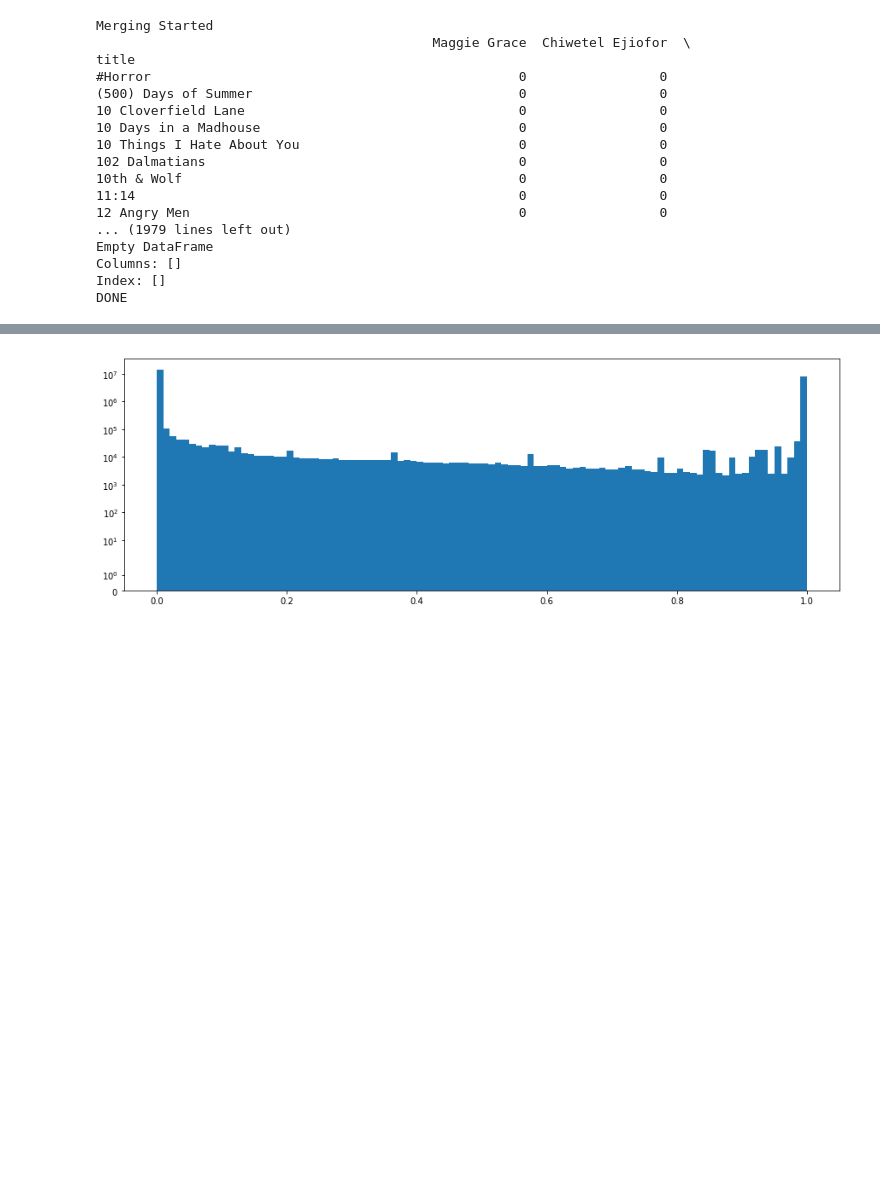
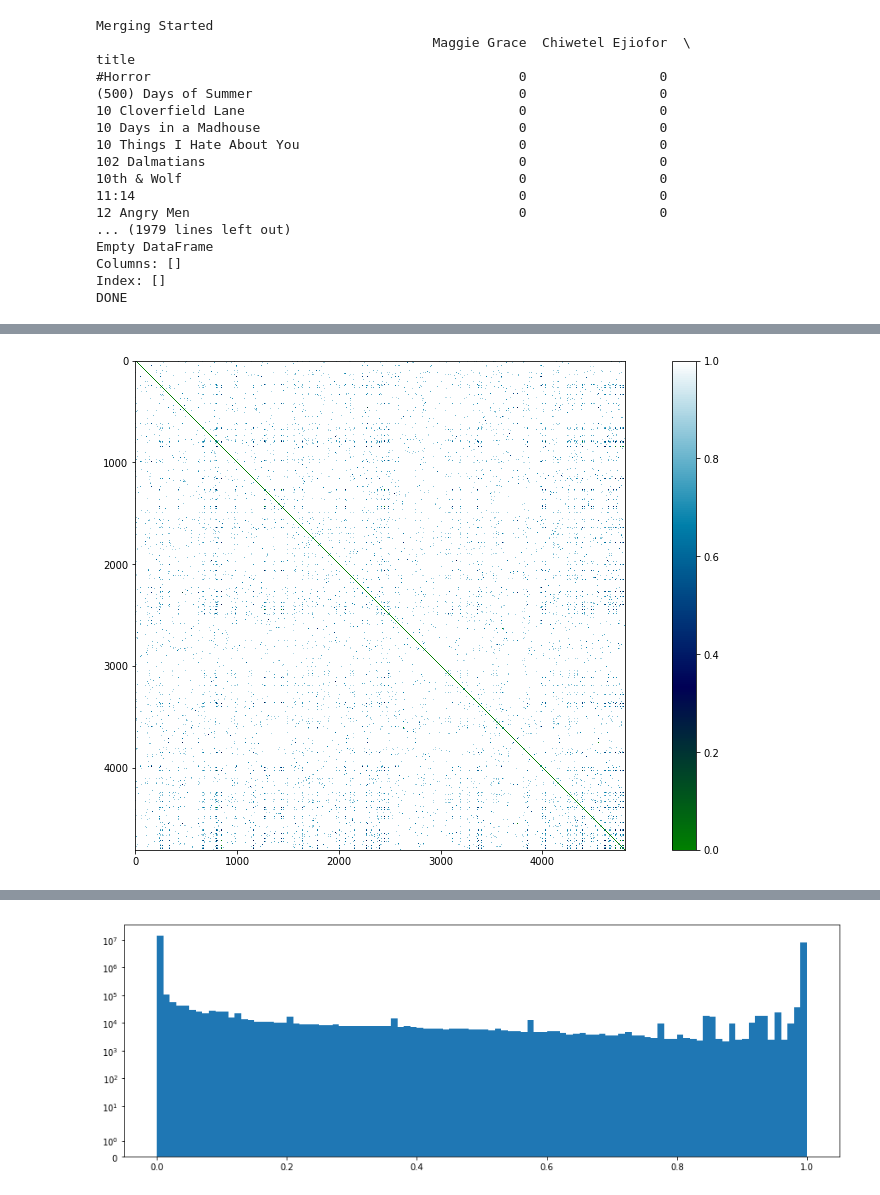
Before and after one commit to MilicaNovak/FinalProjectNTDS2017, a Jupyter notebook: ReportNotebook/Report-Working-In-Progress.ipynb, the cells around one changed output, grey strips where cells are left out. Saved outputs shown, nothing was run; the diff lists cells and outputs as text; code cells hidden in the pictures; blank space fills up the shorter version.

```diff
--- a/ReportNotebook/Report-Working-In-Progress.ipynb
+++ b/ReportNotebook/Report-Working-In-Progress.ipynb
@@ -481,0 +482,9 @@ plt.show()
+# %%
+fig = plt.figure()
+ax = fig.add_subplot(1,1,1)
+ax.set_aspect('equal')
+plt.imshow(all_distances[1], interpolation='nearest', cmap=plt.cm.ocean)
+plt.colorbar()
+plt.show()
+# %% [output]
+[figure, added]
```
Also changed, not shown: parts of 10 cells of this notebook, 1 other file.
